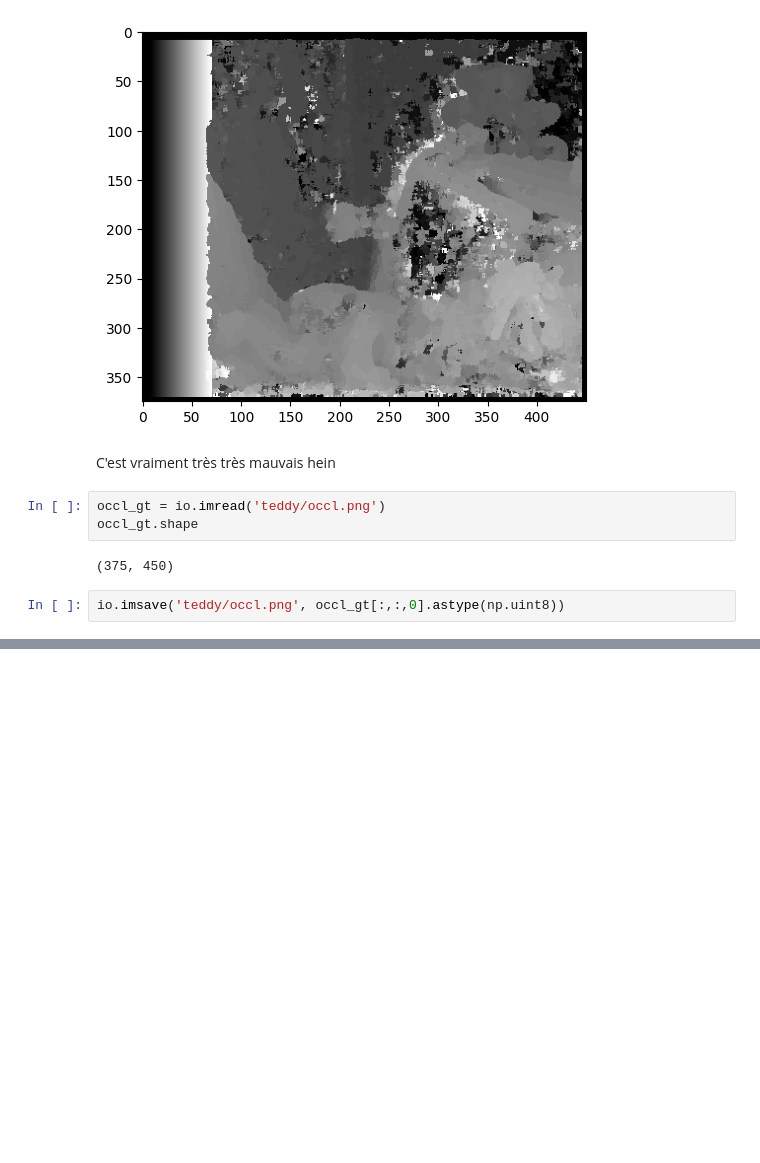
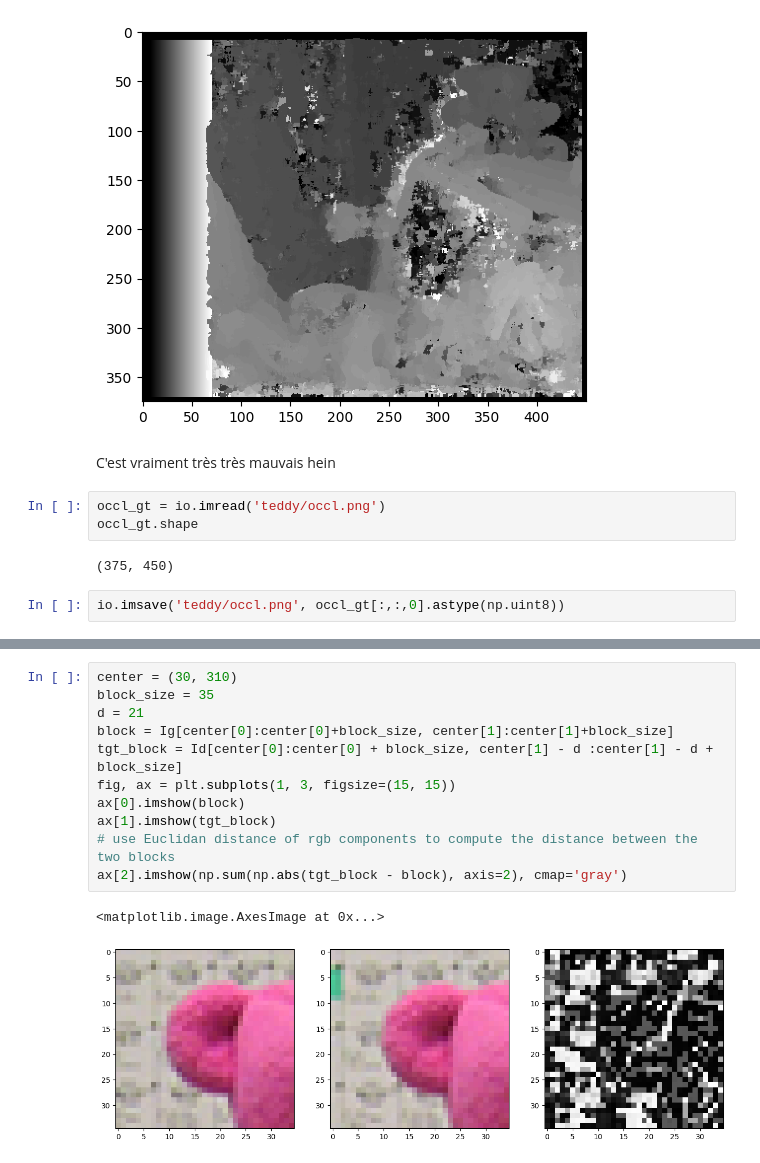
Before and after one commit to pierreadorni/depth-estimation, a Jupyter notebook: noml/tests.ipynb, the cells around one changed output, grey strips where cells are left out. Cells and saved outputs as stored; diff of their text form; blank space fills up the shorter version.

```diff
--- a/noml/tests.ipynb
+++ b/noml/tests.ipynb
@@ -154,0 +197,14 @@ io.imsave('teddy/occl.png', occl_gt[:,:,0].astype(np.uint8))
+# %%
+center = (30, 310)
+block_size = 35
+d = 21
+block = Ig[center[0]:center[0]+block_size, center[1]:center[1]+block_size]
+tgt_block = Id[center[0]:center[0] + block_size, center[1] - d :center[1] - d + block_size]
+fig, ax = plt.subplots(1, 3, figsize=(15, 15))
+ax[0].imshow(block)
+ax[1].imshow(tgt_block)
+# use Euclidan distance of rgb components to compute the distance between the two blocks
+ax[2].imshow(np.sum(np.abs(tgt_block - block), axis=2), cmap='gray')
+# %% [output]
+<matplotlib.image.AxesImage at 0x...>
+[figure, added]
```
Also changed, not shown: parts of 18 cells of this notebook, 14 other files.
